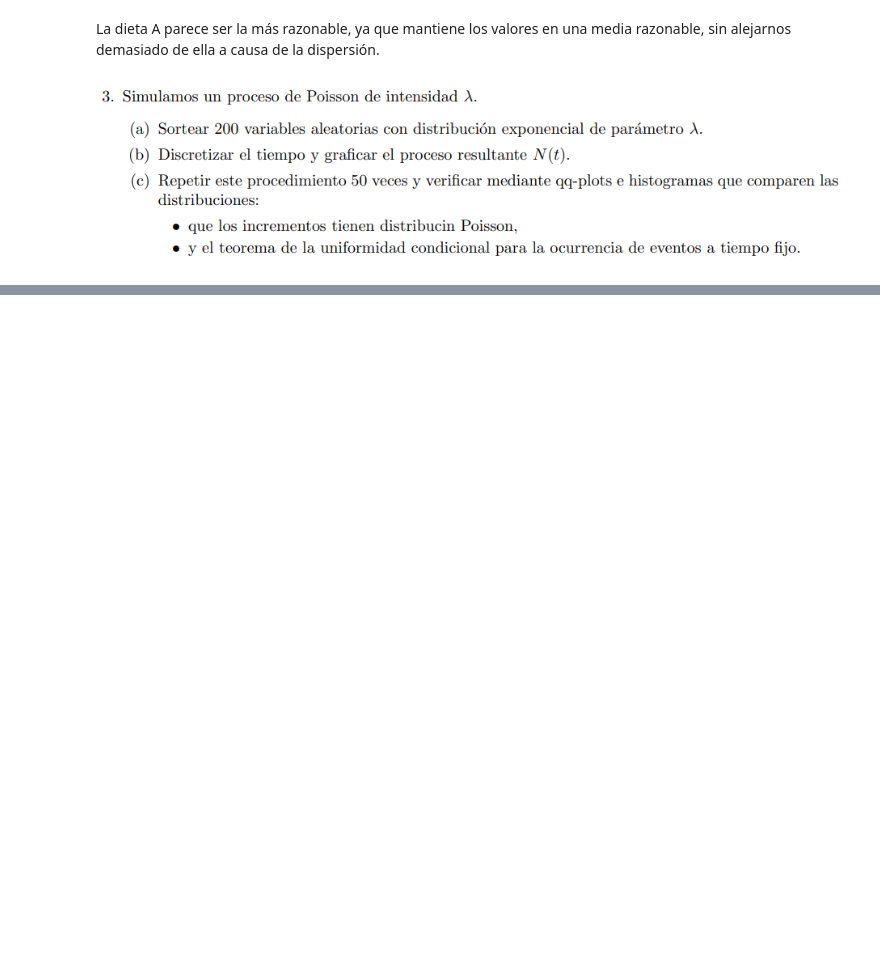
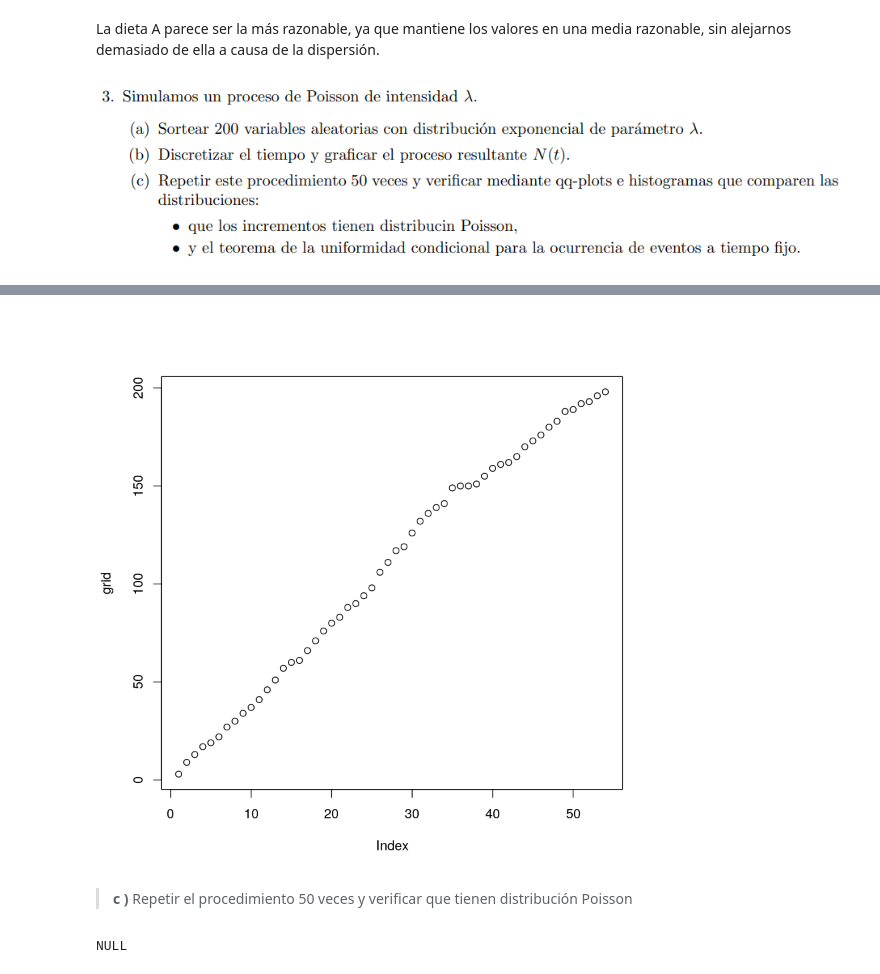
Before and after one commit to LecJackS/Probabilidades-y-Estadistica-2019-2doC, a Jupyter notebook: TP 2.ipynb, the cells around one changed output, grey strips where cells are left out. Cells and saved outputs as stored; diff of their text form; code cells hidden in the pictures; blank space fills up the shorter version.

Commit message:
sigo con proceso de poisson

```diff
--- a/TP 2.ipynb
+++ b/TP 2.ipynb
@@ -268,0 +289,25 @@ ERROR: Error in while (t[j] < tiempo) {: missing value where TRUE/FALSE needed
+# %%
+par(mfrow=c(2,2))
+# dos formas de pensarlo:
+# 1. Discretizar el intervalo de tiempo muy finamente, y 'tirar una moneda' en cada uno.
+# 2. Contar eventos de cada proceso (tiempo fijo Tao) contra el total
+
+procesoPoissonEnT <- function(tao){
+  # Cuento eventos hasta tiempo dado
+  j <- 1
+  while(tiempos_de_parada$tiempo[j] < tao){
+    j <- j+1
+  }
+  respuesta_para_un_t_fijo <- j-1
+  return(respuesta_para_un_t_fijo)
+}
+# %%
+grid <- numeric(length(tiempos_de_parada))
+for (t in seq(1, tail(tiempos_de_parada$tiempo, n=1), 1)){
+    grid[t] <- procesoPoissonEnT(t)
+}
+plot(grid)
+# %% [output]
+[figure, added]
+# %% [markdown]
+> **c )** Repetir el procedimiento 50 veces y verificar que tienen distribución Poisson
@@ -268,0 +329,11 @@ ERROR: Error in while (t[j] < tiempo) {: missing value where TRUE/FALSE needed
+# %%
+    experimentos <- data.frame(
+        idx = seq(1, 50),
+        data <- data.frame(
+                parada_numero = seq(1, cant, 1),
+                tiempo        = rep(0, cant)
+        )
+    )
+experimentos[experimentos$idx == '2',]$data
+# %% [output]
+NULL
```
Also changed, not shown: parts of 17 cells of this notebook.
